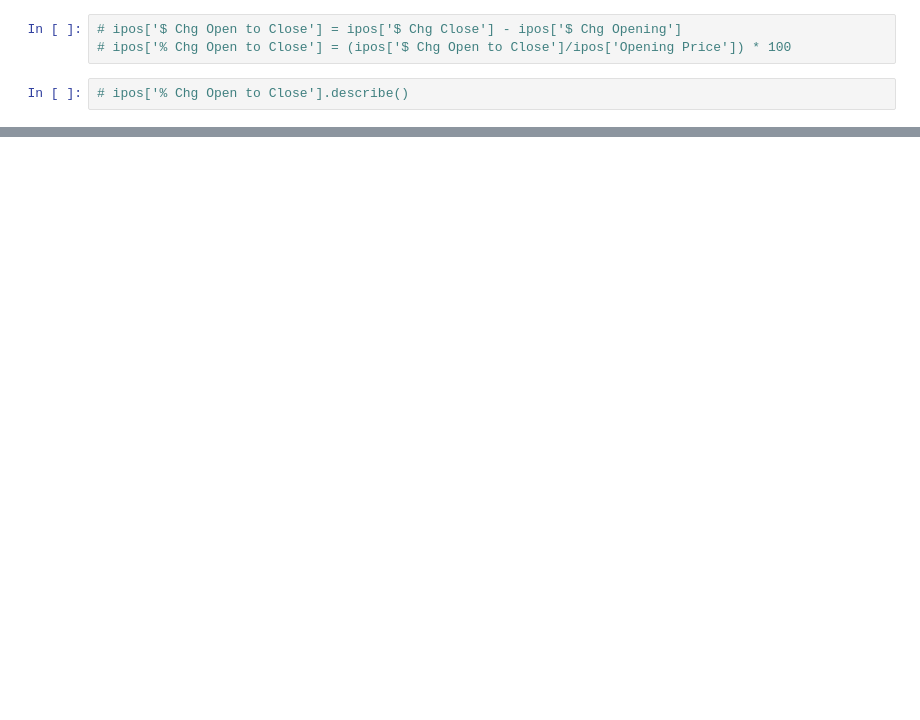
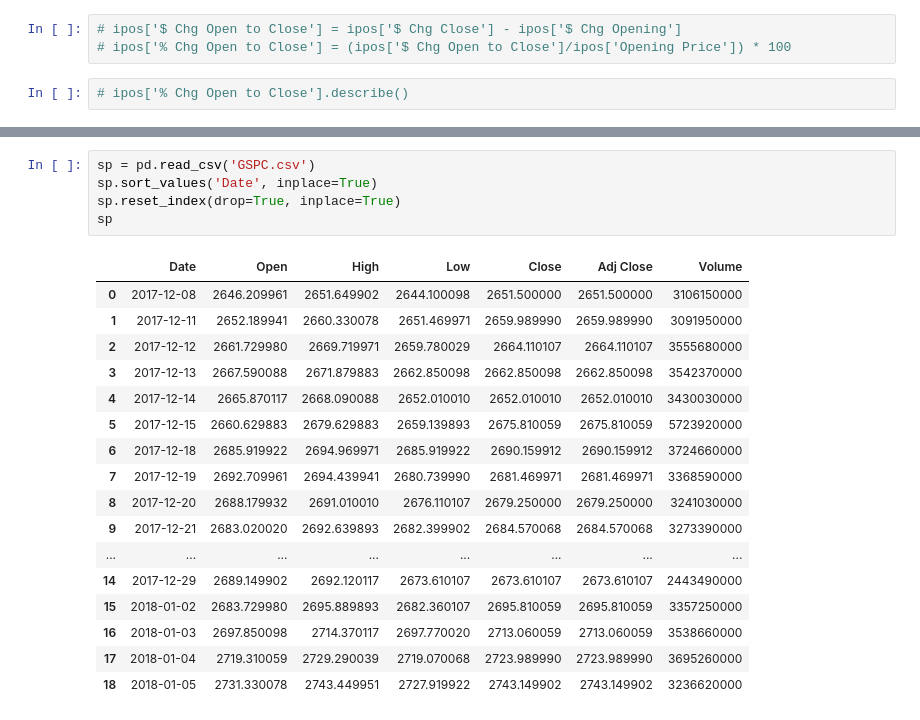
Before and after one commit to MagicMike90/IPO-forecast, a Jupyter notebook: IPO_forecast.ipynb, the cells around one changed output, grey strips where cells are left out. Drawn from its saved outputs; the diff is of its cells as text; blank space fills up the shorter version.

```diff
--- a/IPO_forecast.ipynb
+++ b/IPO_forecast.ipynb
@@ -188,0 +204,23 @@ Name: $ Chg Open to Close, dtype: float64
+# %%
+sp = pd.read_csv('GSPC.csv')
+sp.sort_values('Date', inplace=True)
+sp.reset_index(drop=True, inplace=True)
+sp
+# %% [output]
+|  | Date | Open | High | Low | Close | Adj Close | Volume |
+| 0 | 2017-12-08 | 2646.209961 | 2651.649902 | 2644.100098 | 2651.500000 | 2651.500000 | 3106150000 |
+| 1 | 2017-12-11 | 2652.189941 | 2660.330078 | 2651.469971 | 2659.989990 | 2659.989990 | 3091950000 |
+| 2 | 2017-12-12 | 2661.729980 | 2669.719971 | 2659.780029 | 2664.110107 | 2664.110107 | 3555680000 |
+| 3 | 2017-12-13 | 2667.590088 | 2671.879883 | 2662.850098 | 2662.850098 | 2662.850098 | 3542370000 |
+| 4 | 2017-12-14 | 2665.870117 | 2668.090088 | 2652.010010 | 2652.010010 | 2652.010010 | 3430030000 |
+| 5 | 2017-12-15 | 2660.629883 | 2679.629883 | 2659.139893 | 2675.810059 | 2675.810059 | 5723920000 |
+| 6 | 2017-12-18 | 2685.919922 | 2694.969971 | 2685.919922 | 2690.159912 | 2690.159912 | 3724660000 |
+| 7 | 2017-12-19 | 2692.709961 | 2694.439941 | 2680.739990 | 2681.469971 | 2681.469971 | 3368590000 |
+| 8 | 2017-12-20 | 2688.179932 | 2691.010010 | 2676.110107 | 2679.250000 | 2679.250000 | 3241030000 |
+| 9 | 2017-12-21 | 2683.020020 | 2692.639893 | 2682.399902 | 2684.570068 | 2684.570068 | 3273390000 |
+| ... | ... | ... | ... | ... | ... | ... | ... |
+| 14 | 2017-12-29 | 2689.149902 | 2692.120117 | 2673.610107 | 2673.610107 | 2673.610107 | 2443490000 |
+| 15 | 2018-01-02 | 2683.729980 | 2695.889893 | 2682.360107 | 2695.810059 | 2695.810059 | 3357250000 |
+| 16 | 2018-01-03 | 2697.850098 | 2714.370117 | 2697.770020 | 2713.060059 | 2713.060059 | 3538660000 |
+| 17 | 2018-01-04 | 2719.310059 | 2729.290039 | 2719.070068 | 2723.989990 | 2723.989990 | 3695260000 |
+| 18 | 2018-01-05 | 2731.330078 | 2743.449951 | 2727.919922 | 2743.149902 | 2743.149902 | 3236620000 |
```
Also changed, not shown: parts of 17 cells of this notebook.
